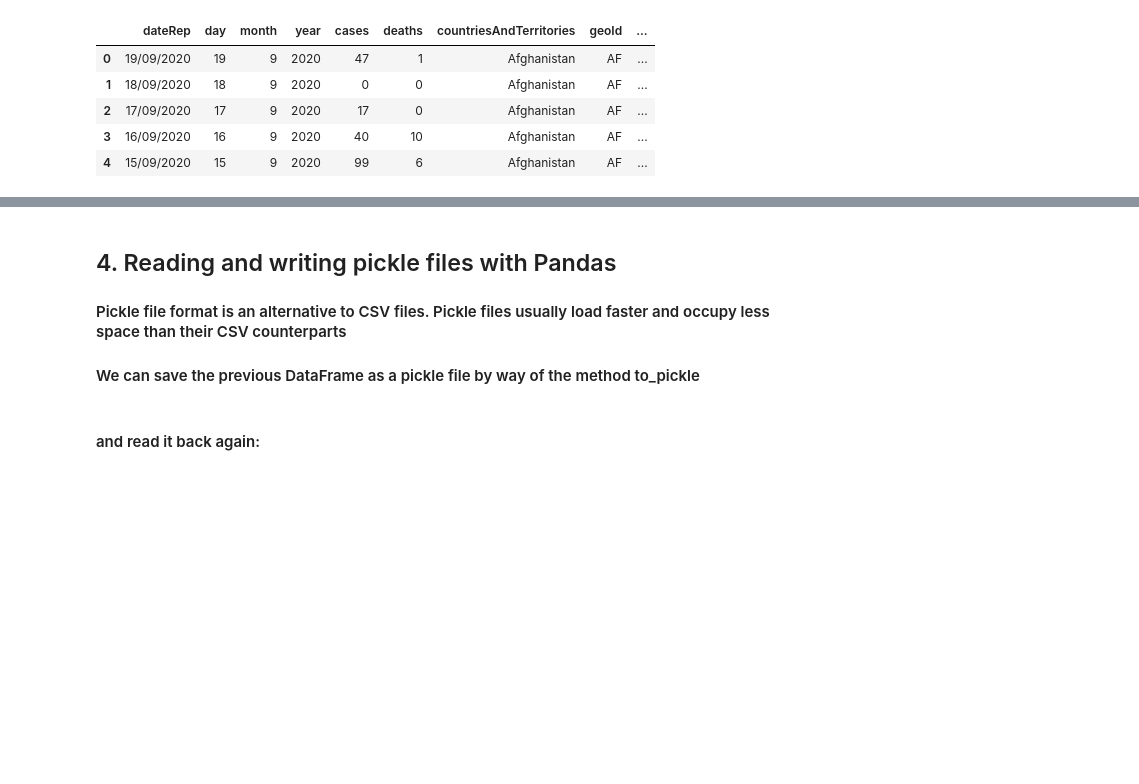
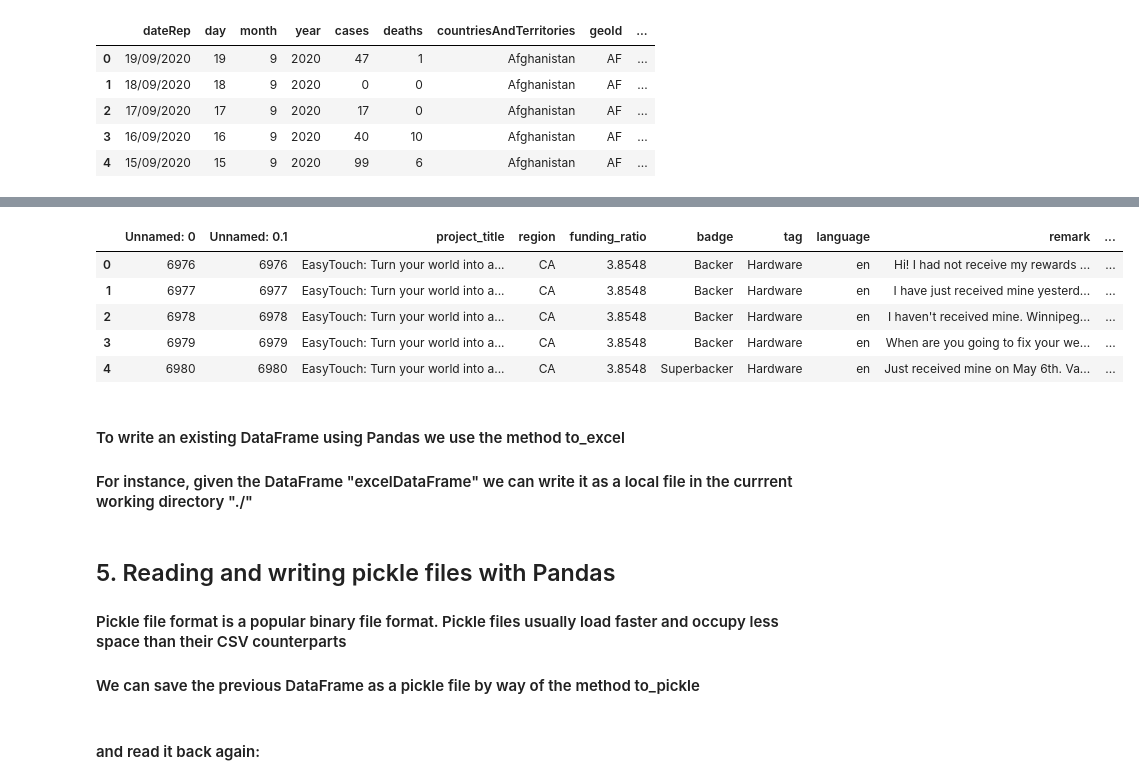
Before and after one commit to thousandoaks/Python4DS103, a Jupyter notebook: labs/Reading_Writing_Data.ipynb, the cells around one changed output, grey strips where cells are left out. Saved outputs shown, nothing was run; the diff lists cells and outputs as text; code cells hidden in the pictures; blank space fills up the shorter version.

```diff
--- a/labs/Reading_Writing_Data.ipynb
+++ b/labs/Reading_Writing_Data.ipynb
@@ -64,0 +81,12 @@ covidLongFormatDataFrame.to_csv('/home/jovyan/data/NewFile.csv')
+# %%
+excelDataFrame.head()
+# %% [output]
+|  | Unnamed: 0 | Unnamed: 0.1 | project_title | region | funding_ratio | badge | tag | language | remark | ... |
+| 0 | 6976 | 6976 | EasyTouch: Turn your world into a... | CA | 3.8548 | Backer | Hardware | en | Hi! I had not receive my rewards ... | ... |
+| 1 | 6977 | 6977 | EasyTouch: Turn your world into a... | CA | 3.8548 | Backer | Hardware | en | I have just received mine yesterd... | ... |
+| 2 | 6978 | 6978 | EasyTouch: Turn your world into a... | CA | 3.8548 | Backer | Hardware | en | I haven't received mine. Winnipeg... | ... |
+| 3 | 6979 | 6979 | EasyTouch: Turn your world into a... | CA | 3.8548 | Backer | Hardware | en | When are you going to fix your we... | ... |
+| 4 | 6980 | 6980 | EasyTouch: Turn your world into a... | CA | 3.8548 | Superbacker | Hardware | en | Just received mine on May 6th. Va... | ... |
+# %% [markdown]
+#### To write an existing DataFrame using Pandas we use the method to_excel
+#### For instance, given the DataFrame "excelDataFrame" we can write it as a local file in the currrent working directory "./"
@@ -65,5 +95,5 @@ covidLongFormatDataFrame.to_csv('/home/jovyan/data/NewFile.csv')
 # %% [markdown]
-## 4. Reading and writing pickle files with Pandas
-#### Pickle file format is an alternative to CSV files. Pickle files usually load faster and occupy less space than their CSV counterparts
+## 5. Reading and writing pickle files with Pandas
+#### Pickle file format is a popular binary file format. Pickle files usually load faster and occupy less space than their CSV counterparts
 #### We can save the previous DataFrame as a pickle file by way of the method to_pickle
 # %%
```
Also changed, not shown: parts of 24 cells of this notebook.
